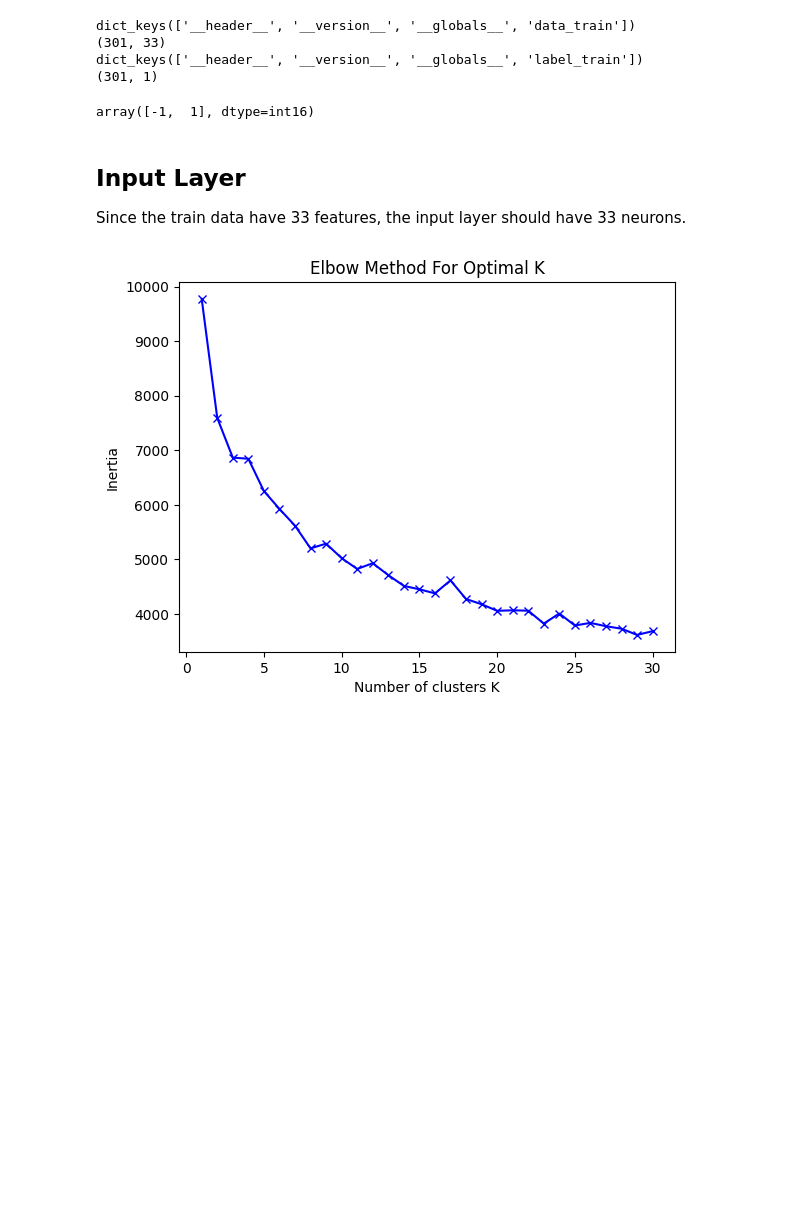
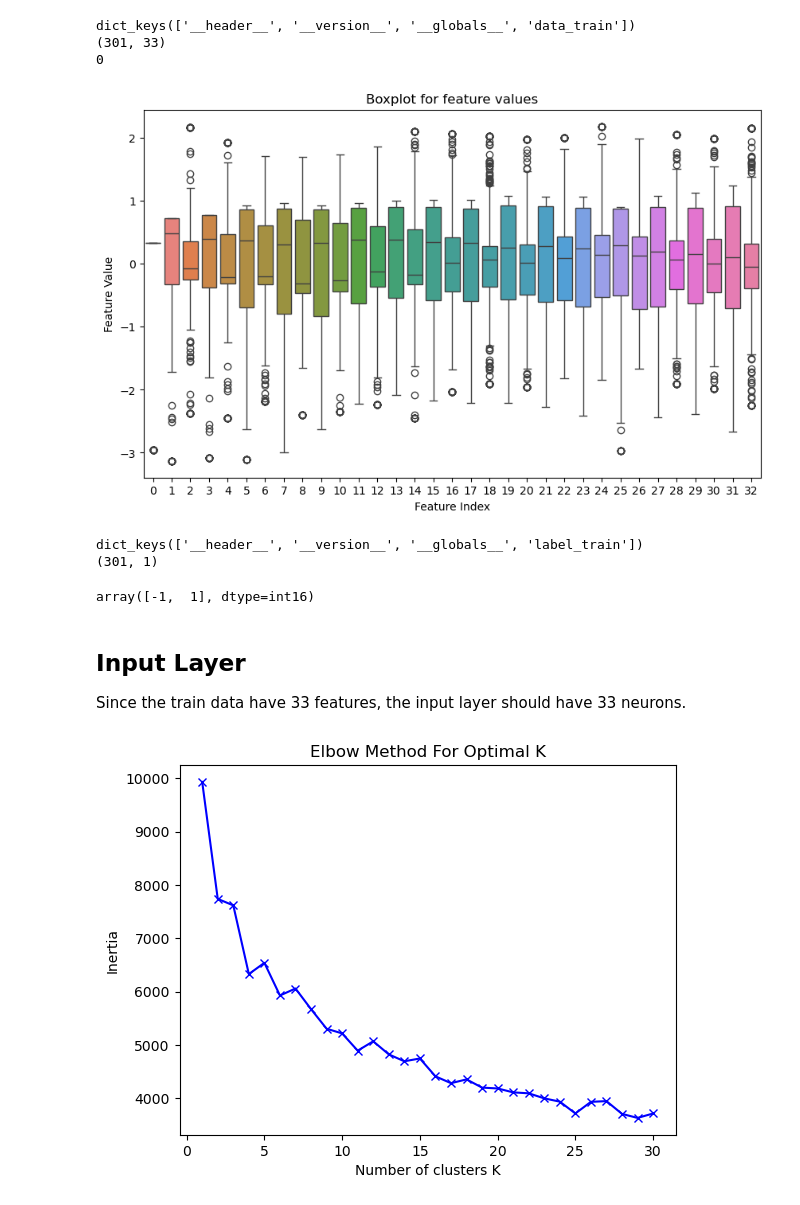
Before and after one commit to yzmyyds/NTU_EE7207, a Jupyter notebook: Assignments/A1/RBFNN.ipynb, the cells around one changed output. Drawn from its saved outputs; the diff is of its cells as text; code cells hidden in the pictures; blank space fills up the shorter version.

```diff
--- a/Assignments/A1/RBFNN.ipynb
+++ b/Assignments/A1/RBFNN.ipynb
@@ -6,24 +6,35 @@ import seaborn as sns
 # %%
 data_tr=scipy.io.loadmat('data_train.mat')
 data_te=scipy.io.loadmat('data_test.mat')
 label_tr=scipy.io.loadmat('label_train.mat')
 
 print(data_tr.keys())
 X=data_tr['data_train']
 print(X.shape)
+print(np.isnan(X).sum())
+X=(X-X.mean(axis=0))/X.std(axis=0)
+#outlier check
+plt.figure(figsize=(10,6))
+sns.boxplot(data=X)
+plt.title('Boxplot for feature values')
+plt.xlabel('Feature Index')
+plt.ylabel('Feature Value')
+plt.show()
 
 print(label_tr.keys())
 y=label_tr['label_train']
 print(y.shape)
 
 ##judge the distribution of labels
 np.unique(y)
 # %% [output]
 dict_keys(['__header__', '__version__', '__globals__', 'data_train'])
 (301, 33)
-dict_keys(['__header__', '__version__', '__globals__', 'label_train'])
-(301, 1)
+0
+[figure, added]
-array([-1,  1], dtype=int16)
+dict_keys(['__header__', '__version__', '__globals__', 'label_train'])
+(301, 1)
+array([-1,  1], dtype=int16)
 # %% [markdown]
 ## Input Layer
 Since the train data have 33 features, the input layer should have 33 neurons.
@@ -87,7 +98,7 @@ plt.ylabel('Inertia')
 plt.title('Elbow Method For Optimal K')
 plt.show()
 # %% [output]
-[figure, old version]
+[figure, new version]
 # %%
 ##select k=8
 kmeans=ncs_Kmeans(X, n_clusters=8)
```
Also changed, not shown: parts of 3 cells of this notebook.
